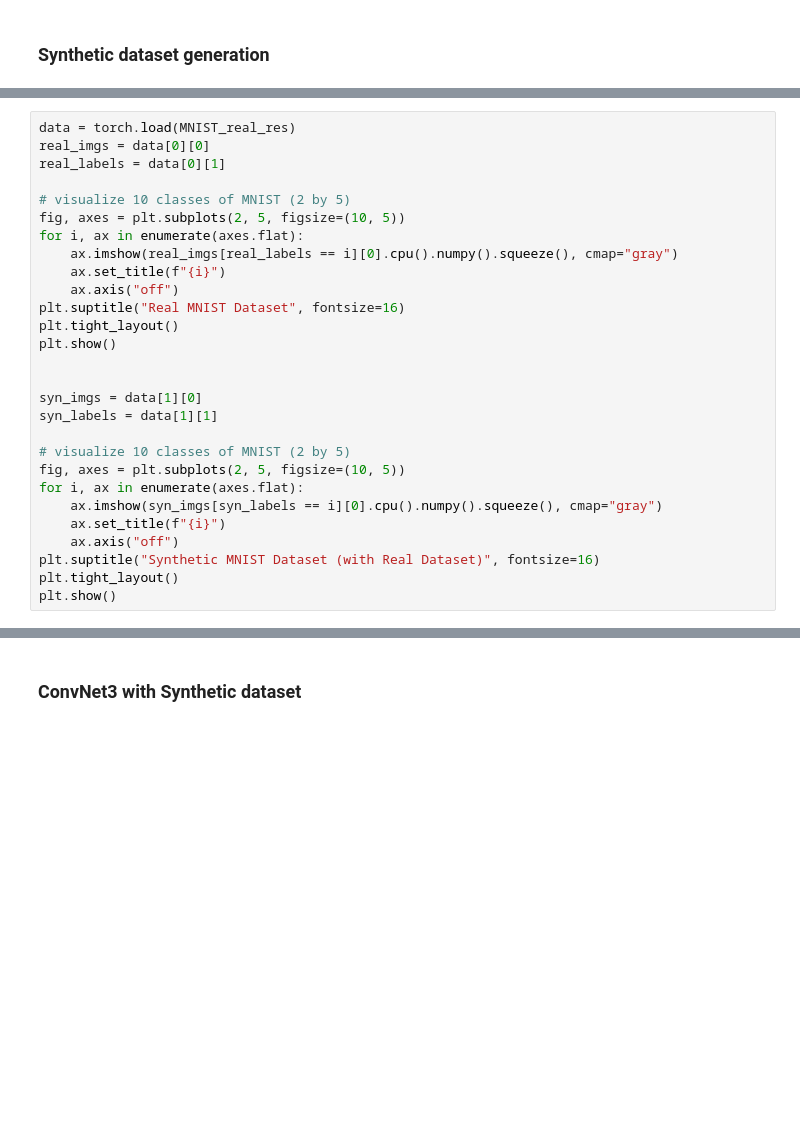
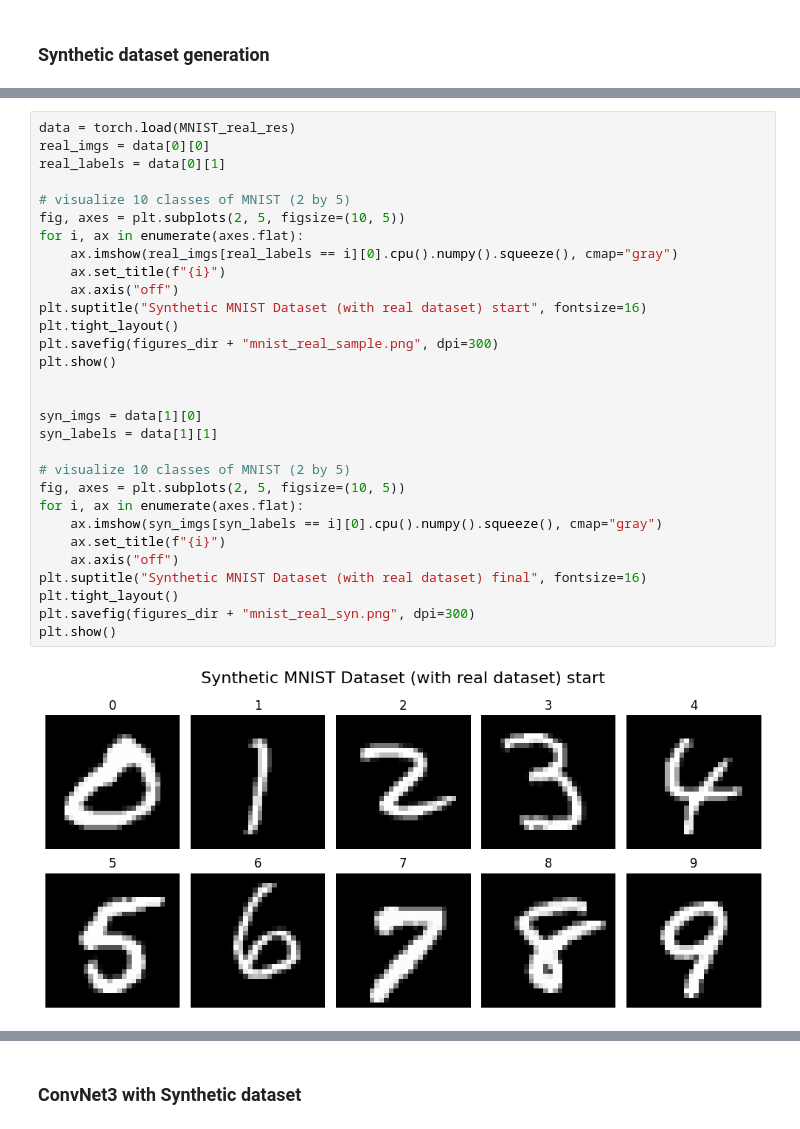
Before and after one commit to Swapnil949/ECE1512_2024F_ProjectRepo_SwapnilPatel, a Jupyter notebook: project_A/src/task1.ipynb, the cells around one changed output, grey strips where cells are left out. Saved outputs shown, nothing was run; the diff lists cells and outputs as text; blank space fills up the shorter version.

```diff
--- a/project_A/src/task1.ipynb
+++ b/project_A/src/task1.ipynb
@@ -1752,28 +1808,32 @@ MNIST_real_res = attention_matching()
 # %%
 data = torch.load(MNIST_real_res)
 real_imgs = data[0][0]
 real_labels = data[0][1]
 
 # visualize 10 classes of MNIST (2 by 5)
 fig, axes = plt.subplots(2, 5, figsize=(10, 5))
 for i, ax in enumerate(axes.flat):
     ax.imshow(real_imgs[real_labels == i][0].cpu().numpy().squeeze(), cmap="gray")
     ax.set_title(f"{i}")
     ax.axis("off")
-plt.suptitle("Real MNIST Dataset", fontsize=16)
+plt.suptitle("Synthetic MNIST Dataset (with real dataset) start", fontsize=16)
 plt.tight_layout()
+plt.savefig(figures_dir + "mnist_real_sample.png", dpi=300)
 plt.show()
 
 
 syn_imgs = data[1][0]
 syn_labels = data[1][1]
 
 # visualize 10 classes of MNIST (2 by 5)
 fig, axes = plt.subplots(2, 5, figsize=(10, 5))
 for i, ax in enumerate(axes.flat):
     ax.imshow(syn_imgs[syn_labels == i][0].cpu().numpy().squeeze(), cmap="gray")
     ax.set_title(f"{i}")
     ax.axis("off")
-plt.suptitle("Synthetic MNIST Dataset (with Real Dataset)", fontsize=16)
+plt.suptitle("Synthetic MNIST Dataset (with real dataset) final", fontsize=16)
 plt.tight_layout()
+plt.savefig(figures_dir + "mnist_real_syn.png", dpi=300)
 plt.show()
+# %% [output]
+[figure, added]
```
Also changed, not shown: parts of 30 cells of this notebook, 12 other files.
